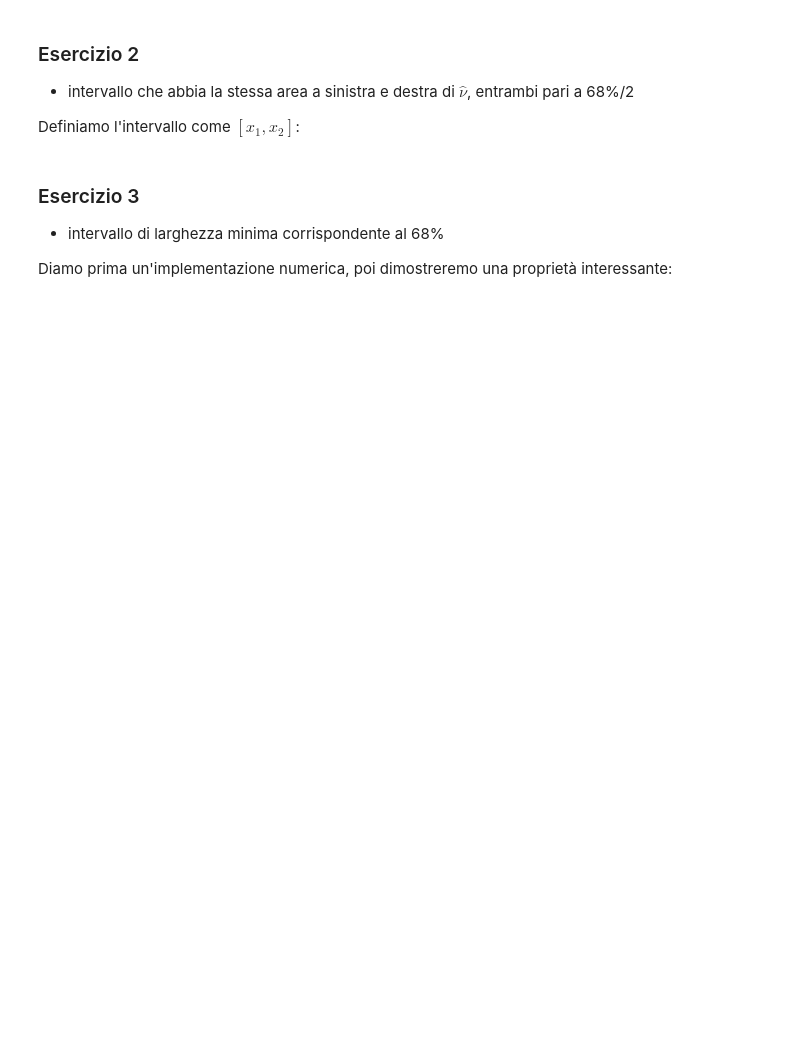
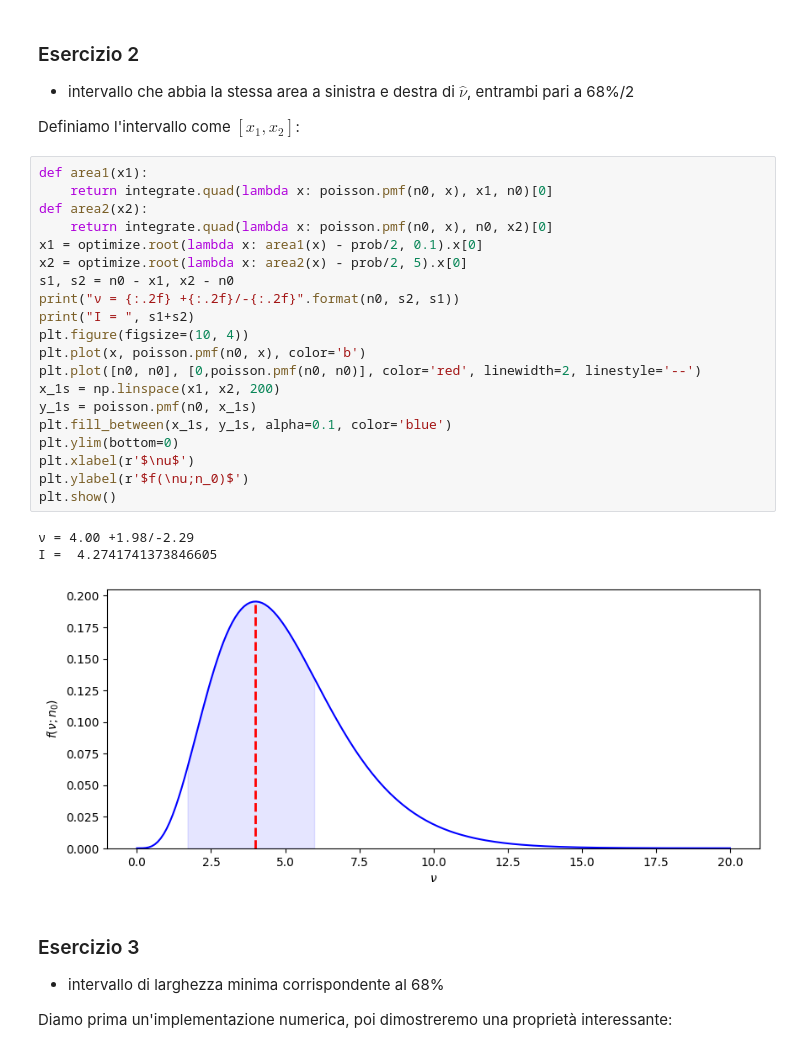
Before and after one commit to lucalista/analisi-dati-2024, a Jupyter notebook: 11.01.00__Inferenza_bayesiana.ipynb, the cells around one changed output. Drawn from its saved outputs; the diff is of its cells as text; blank space fills up the shorter version.

```diff
--- a/11.01.00__Inferenza_bayesiana.ipynb
+++ b/11.01.00__Inferenza_bayesiana.ipynb
@@ -327,6 +350,30 @@ Definiamo l'intervallo come $[n_0-\delta, n_0+\delta]$, dove $\hat{\nu}=n_0$:
 * intervallo che abbia la stessa area a sinistra e destra di $\hat{\nu}$, entrambi pari a 68%/2
 
 Definiamo l'intervallo come $[x_1, x_2]$:
+# %%
+def area1(x1):
+    return integrate.quad(lambda x: poisson.pmf(n0, x), x1, n0)[0]
+def area2(x2):
+    return integrate.quad(lambda x: poisson.pmf(n0, x), n0, x2)[0]
+x1 = optimize.root(lambda x: area1(x) - prob/2, 0.1).x[0]
+x2 = optimize.root(lambda x: area2(x) - prob/2, 5).x[0]
+s1, s2 = n0 - x1, x2 - n0
+print("ν = {:.2f} +{:.2f}/-{:.2f}".format(n0, s2, s1))
+print("I = ", s1+s2)
+plt.figure(figsize=(10, 4))
+plt.plot(x, poisson.pmf(n0, x), color='b')
+plt.plot([n0, n0], [0,poisson.pmf(n0, n0)], color='red', linewidth=2, linestyle='--')
+x_1s = np.linspace(x1, x2, 200)
+y_1s = poisson.pmf(n0, x_1s)
+plt.fill_between(x_1s, y_1s, alpha=0.1, color='blue')
+plt.ylim(bottom=0)
+plt.xlabel(r'$\nu$')
+plt.ylabel(r'$f(\nu;n_0)$')
+plt.show()
+# %% [output]
+ν = 4.00 +1.98/-2.29
+I =  4.2741741373846605
+[figure, added]
 # %% [markdown]
 ### Esercizio 3
 
```
Also changed, not shown: parts of 20 cells of this notebook.
